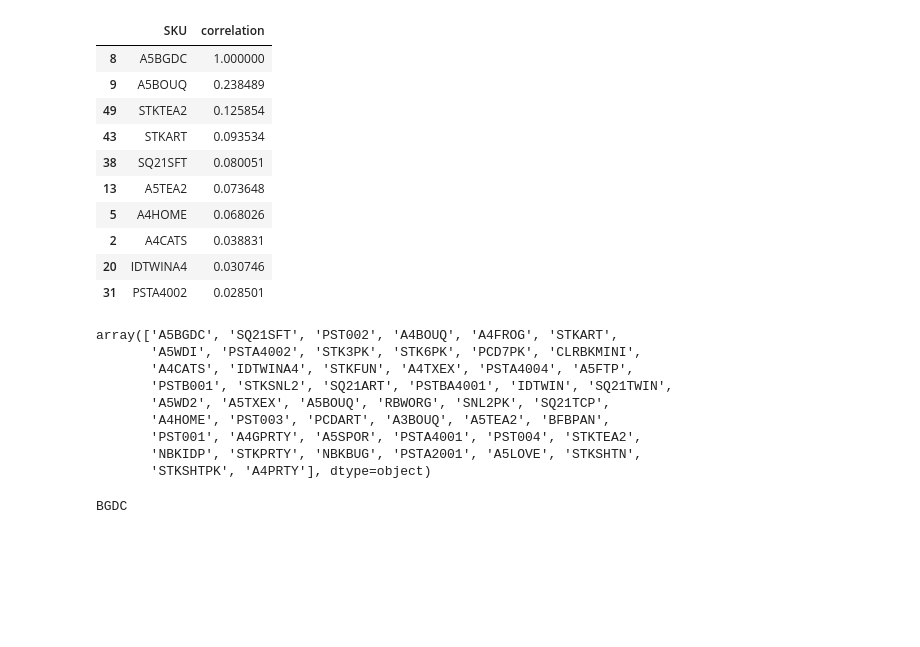
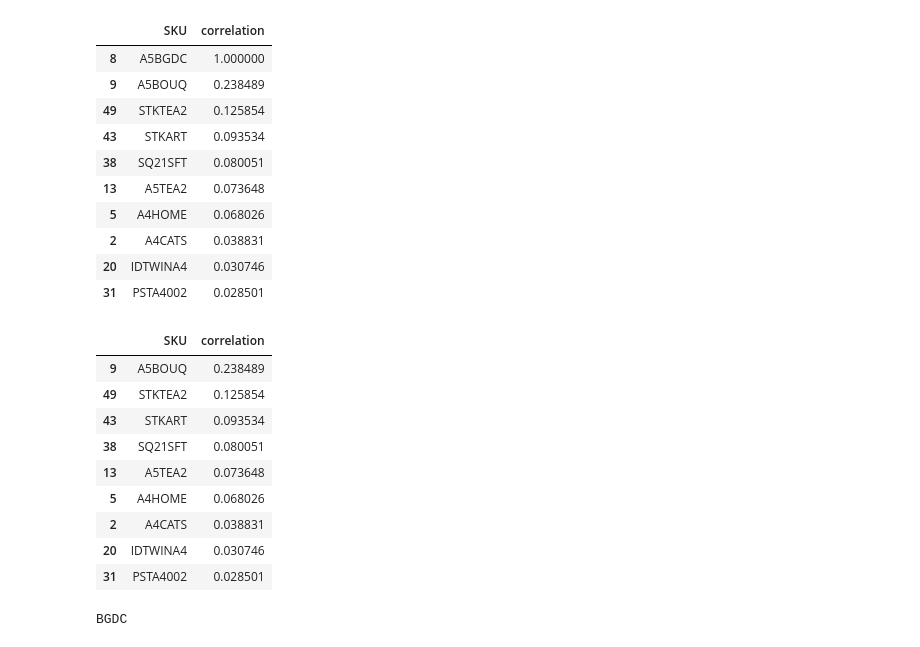
Before and after one commit to filmicaesthetic/etsy-insights, a Jupyter notebook: exploration.ipynb, the cells around one changed output. Saved outputs shown, nothing was run; the diff lists cells and outputs as text; code cells hidden in the pictures; blank space fills up the shorter version.

Commit message:
try item name

```diff
--- a/exploration.ipynb
+++ b/exploration.ipynb
@@ -193,17 +193,18 @@ recommendations.head(10)
 | 20 | IDTWINA4 | 0.030746 |
 | 31 | PSTA4002 | 0.028501 |
 # %%
-etsy_df['SKU'][etsy_df["SKU"].isin(top_50_items.index)].unique()
+recommendations.iloc[1:11]
 # %% [output]
-array(['A5BGDC', 'SQ21SFT', 'PST002', 'A4BOUQ', 'A4FROG', 'STKART',
-       'A5WDI', 'PSTA4002', 'STK3PK', 'STK6PK', 'PCD7PK', 'CLRBKMINI',
-       'A4CATS', 'IDTWINA4', 'STKFUN', 'A4TXEX', 'PSTA4004', 'A5FTP',
-       'PSTB001', 'STKSNL2', 'SQ21ART', 'PSTBA4001', 'IDTWIN', 'SQ21TWIN',
-       'A5WD2', 'A5TXEX', 'A5BOUQ', 'RBWORG', 'SNL2PK', 'SQ21TCP',
-       'A4HOME', 'PST003', 'PCDART', 'A3BOUQ', 'A5TEA2', 'BFBPAN',
-       'PST001', 'A4GPRTY', 'A5SPOR', 'PSTA4001', 'PST004', 'STKTEA2',
-       'NBKIDP', 'STKPRTY', 'NBKBUG', 'PSTA2001', 'A5LOVE', 'STKSHTN',
-       'STKSHTPK', 'A4PRTY'], dtype=object)
+|  | SKU | correlation |
+| 9 | A5BOUQ | 0.238489 |
+| 49 | STKTEA2 | 0.125854 |
+| 43 | STKART | 0.093534 |
+| 38 | SQ21SFT | 0.080051 |
+| 13 | A5TEA2 | 0.073648 |
+| 5 | A4HOME | 0.068026 |
+| 2 | A4CATS | 0.038831 |
+| 20 | IDTWINA4 | 0.030746 |
+| 31 | PSTA4002 | 0.028501 |
 # %%
 # Get the unique values in the 'SKU' column
 skus = etsy_df["SKU"].unique()
```
Also changed, not shown: 1 other file.
